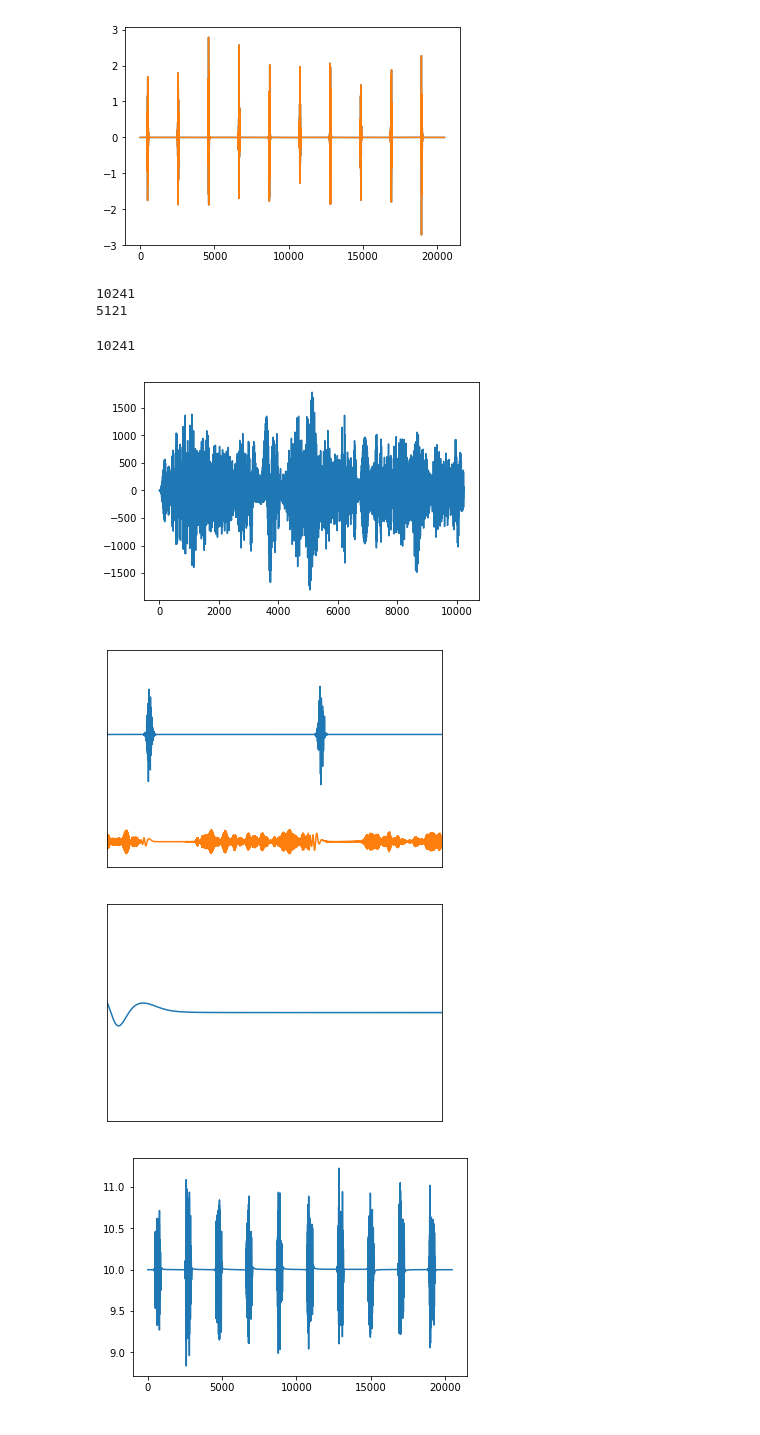
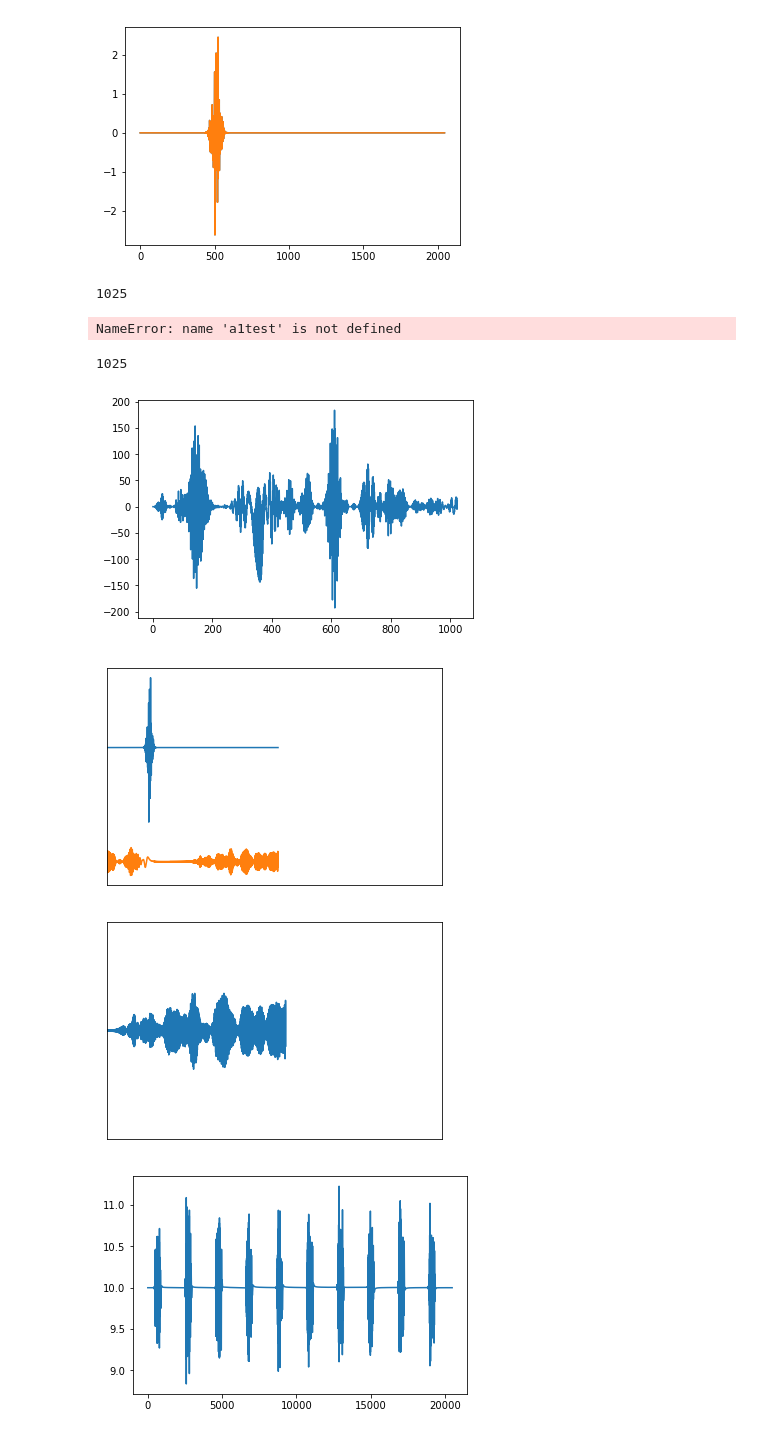
Before and after one commit to ameliahenkel/REU_SU17, a Jupyter notebook: VariousPieces0_VoltageSignalDisp_FilterBank_AmeliaTryingSomeThings.ipynb, the cells around one changed output. Cells and saved outputs as stored; diff of their text form; code cells hidden in the pictures.

```diff
--- a/VariousPieces0_VoltageSignalDisp_FilterBank_AmeliaTryingSomeThings.ipynb
+++ b/VariousPieces0_VoltageSignalDisp_FilterBank_AmeliaTryingSomeThings.ipynb
@@ -44,7 +41,7 @@ show()
 # %%
-def DataSeries(N=10):
+def DataSeries(N=1):
     pulseSeries=[]
-    for ii in range(10):
+    for ii in range(N):
         pulseSeries= np.append(pulseSeries,np.random.normal(0,1,length)*window)
     dataSeries=pulseSeries + 1*np.random.normal(0,1,len(pulseSeries))
     return dataSeries,pulseSeries
@@ -63,15 +60,15 @@ plot(pulseSeries)
 plot(a2)
 show()
 # %% [output]
-[figure, old version]
+[figure, new version]
 # %%
 length2 = len(a1)
 print(length2)
 lengtH2 = len(a1test)
 print lengtH2
 # %% [output]
-10241
-5121
+1025
+NameError: name 'a1test' is not defined
 # %%
 DM = 200
 freq = np.linspace(-200e6,0,length2)
@@ -84,7 +81,7 @@ a3 = a1*H_
 a4 = np.fft.irfft(a3)
 print len(H_)
 # %% [output]
-10241
+1025
 # %%
 #plot()
 #show()
@@ -92,24 +89,24 @@ print len(H_)
 plot(a3.imag**2+a1.real**2-a1.imag**2-a1.real**2)
 show()
 # %% [output]
-[figure, old version]
+[figure, new version]
 # %%
 xlim(0,4000)
 xticks([])
 yticks([])
 plot(pulseSeries+4)
 plot(a4)
 show()
-xlim(450,950)
+xlim(950,3000)
 ylim(-1.3,1.3)
 xticks([])
 yticks([])
 plot(a4)
 show()
 show()
 # %% [output]
-[figure, old version]
+[figure, new version]
-[figure, old version]
+[figure, new version]
 # %%
 # I defined a function that just shifts over arrays/lists by some amount.  This felt like cheating but I wanted
 # to see if it would do the trick.  Spoiler alert, as of right now it very much so doesn't.  (Of course)
```
Also changed, not shown: parts of 8 cells of this notebook.
